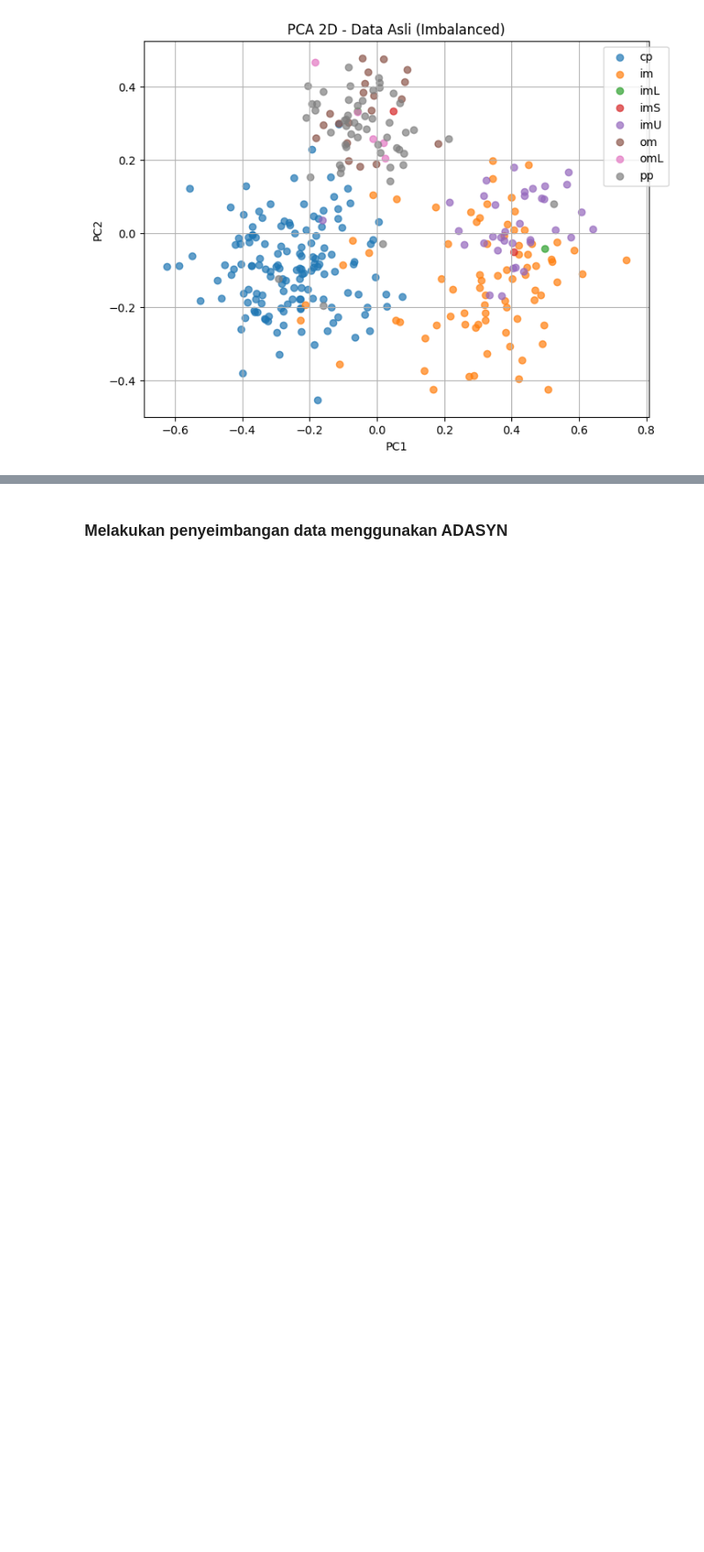
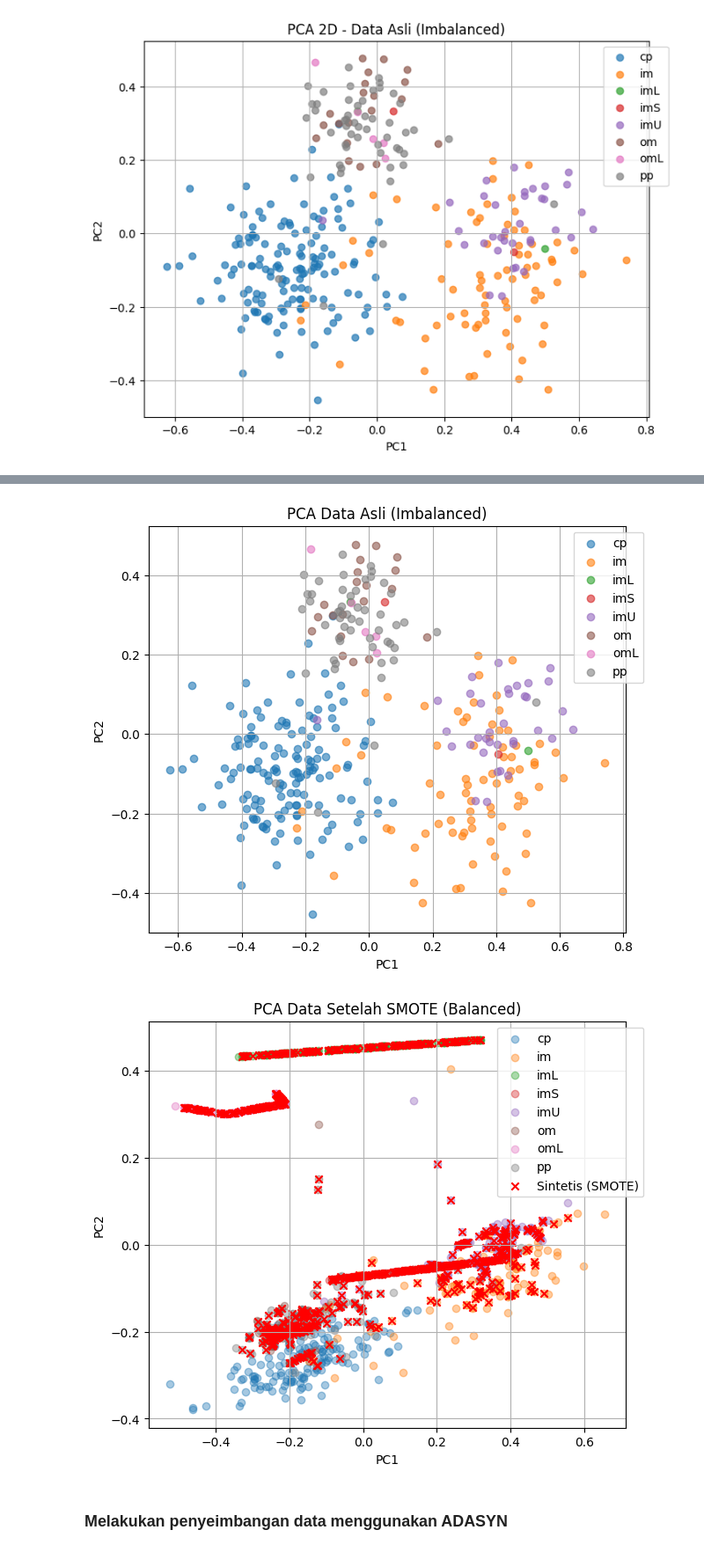
Before and after one commit to nadiatulkhoir30/PSD, a Jupyter notebook: _sources/ecoli2.ipynb, the cells around one changed output, grey strips where cells are left out. Shown: that part at 88% size. Cells and saved outputs as stored; diff of their text form; code cells hidden in the pictures; blank space fills up the shorter version.

```diff
--- a/_sources/ecoli2.ipynb
+++ b/_sources/ecoli2.ipynb
@@ -125,3 +188,76 @@ plt.show()
+# %%
+import pandas as pd
+import numpy as np
+import matplotlib.pyplot as plt
+from sklearn.preprocessing import LabelEncoder
+from sklearn.decomposition import PCA
+from imblearn.over_sampling import SMOTE
+
+# 1. Load dataset
+df = pd.read_csv("ecoli2.csv")
+
+# 2. Pilih fitur numerik & target
+X = df[["mcg","gvh","lip","chg","aac","alm1","alm2"]].values
+y = df["localization_class"].astype(str).values
+
+# 3. Encode target kelas
+le = LabelEncoder()
+y_enc = le.fit_transform(y)
+
+# 4. PCA data asli
+pca = PCA(n_components=2)
+X_pca = pca.fit_transform(X)
+
+plt.figure(figsize=(7,6))
+for cls in range(len(le.classes_)):
+    plt.scatter(
+        X_pca[y_enc==cls, 0],
+        X_pca[y_enc==cls, 1],
+        label=le.classes_[cls], alpha=0.6
+    )
+plt.title("PCA Data Asli (Imbalanced)")
+plt.xlabel("PC1")
+plt.ylabel("PC2")
+plt.legend(bbox_to_anchor=(1.05,1))
+plt.grid(True)
+plt.show()
+
+# 5. Terapkan SMOTE
+smote = SMOTE(random_state=42, k_neighbors=1)
+X_smote, y_smote = smote.fit_resample(X, y_enc)
+
+# 6. Cari titik sintetis
+n_new = len(X_smote) - len(X)
+X_new = X_smote[-n_new:]
+y_new = y_smote[-n_new:]
+
+# 7. PCA hasil SMOTE
+pca_smote = PCA(n_components=2)
+X_smote_pca = pca_smote.fit_transform(X_smote)
+X_new_pca = pca_smote.transform(X_new)  # transform titik sintetis
+
+plt.figure(figsize=(7,6))
+for cls in range(len(le.classes_)):
+    plt.scatter(
+        X_smote_pca[y_smote==cls, 0],
+        X_smote_pca[y_smote==cls, 1],
+        label=le.classes_[cls], alpha=0.4
+    )
+# Tandai data sintetis dengan 'x' merah
+plt.scatter(
+    X_new_pca[:,0], X_new_pca[:,1],
+    marker="x", color="red", label="Sintetis (SMOTE)"
+)
+
+plt.title("PCA Data Setelah SMOTE (Balanced)")
+plt.xlabel("PC1")
+plt.ylabel("PC2")
+plt.legend(bbox_to_anchor=(1.05,1))
+plt.grid(True)
+plt.show()
+# %% [output]
+[figure, added]
+[figure, added]
 # %% [markdown]
 ### Melakukan penyeimbangan data menggunakan ADASYN
 # %% [markdown]
```
Also changed, not shown: parts of 4 cells of this notebook, 33 other files.
